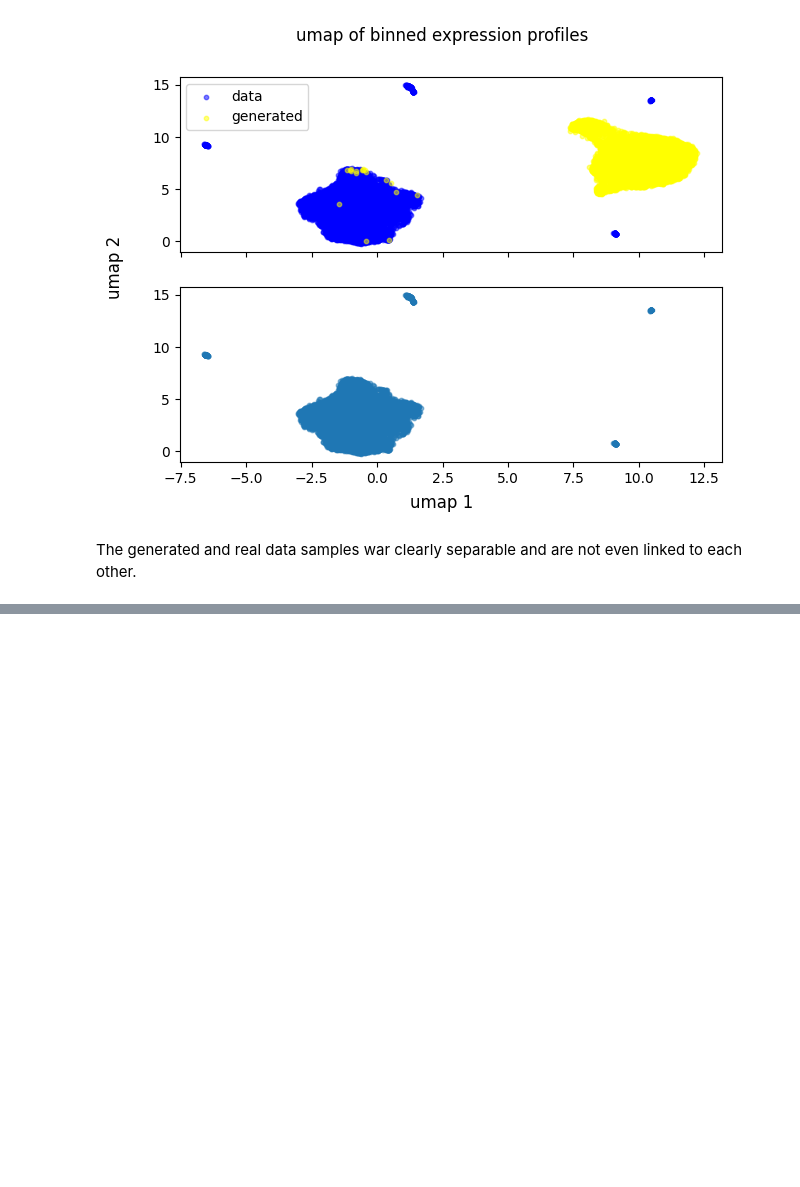
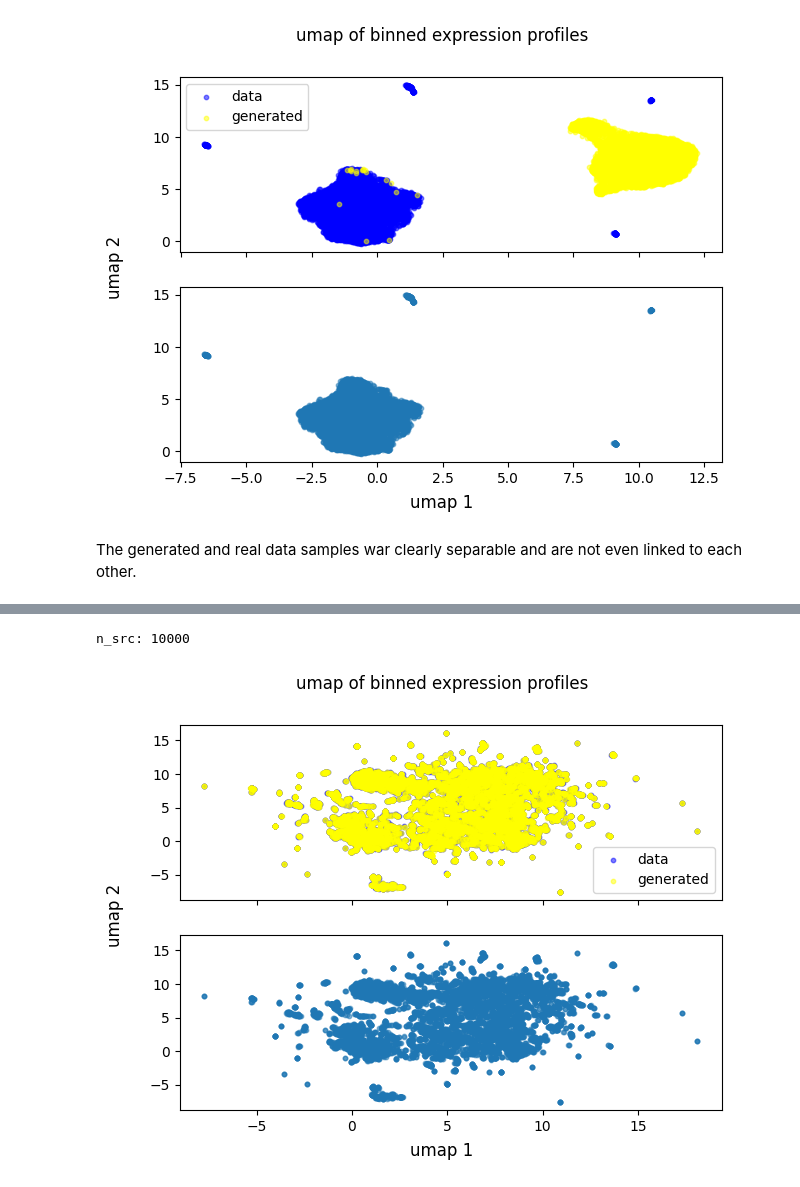
Before and after one commit to Fkrgl/scTransformer, a Jupyter notebook: src/heart_endothelial_generated_samples.ipynb, the cells around one changed output, grey strips where cells are left out. Drawn from its saved outputs; the diff is of its cells as text; code cells hidden in the pictures; blank space fills up the shorter version.

```diff
--- a/src/heart_endothelial_generated_samples.ipynb
+++ b/src/heart_endothelial_generated_samples.ipynb
@@ -80,0 +137,5 @@ The generated and real data samples war clearly separable and are not even linke
+# %%
+plot_UMAP(generated, real)
+# %% [output]
+n_src: 10000
+[figure, added]
```
Also changed, not shown: parts of 12 cells of this notebook, 9 other files.
